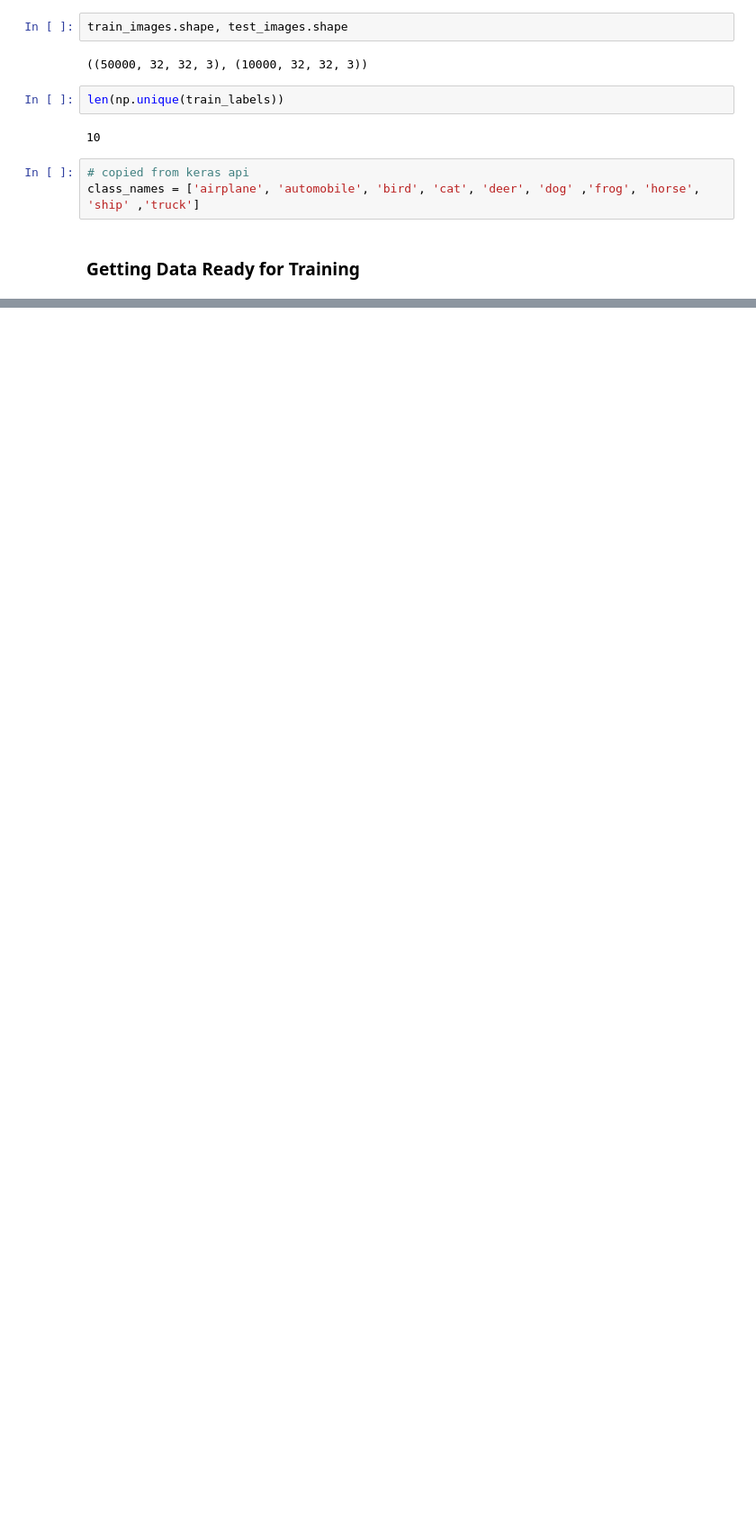
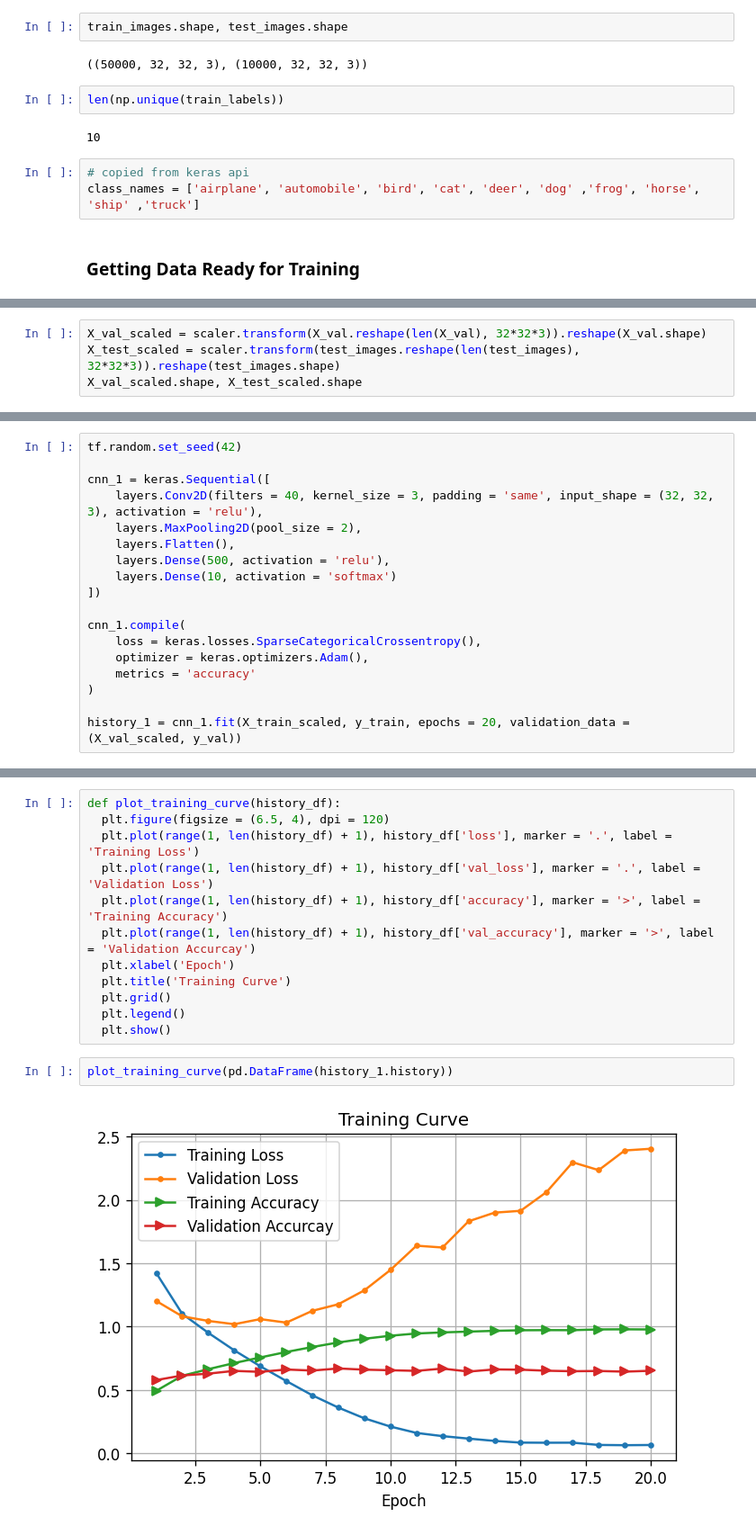
Before and after one commit to MostafaJahanian/DL_Projects, a Jupyter notebook: CIFAR10_Dataset_Classification_Using_CNN.ipynb, the cells around one changed output, grey strips where cells are left out. Shown at 90% size. Cells and saved outputs as stored; diff of their text form; blank space fills up the shorter version.

```diff
--- a/CIFAR10_Dataset_Classification_Using_CNN.ipynb
+++ b/CIFAR10_Dataset_Classification_Using_CNN.ipynb
@@ -40,0 +74,4 @@ X_train.shape, X_val.shape
+# %%
+X_val_scaled = scaler.transform(X_val.reshape(len(X_val), 32*32*3)).reshape(X_val.shape)
+X_test_scaled = scaler.transform(test_images.reshape(len(test_images), 32*32*3)).reshape(test_images.shape)
+X_val_scaled.shape, X_test_scaled.shape
@@ -40,0 +98,18 @@ X_train.shape, X_val.shape
+# %%
+tf.random.set_seed(42)
+
+cnn_1 = keras.Sequential([
+    layers.Conv2D(filters = 40, kernel_size = 3, padding = 'same', input_shape = (32, 32, 3), activation = 'relu'),
+    layers.MaxPooling2D(pool_size = 2),
+    layers.Flatten(),
+    layers.Dense(500, activation = 'relu'),
+    layers.Dense(10, activation = 'softmax')
+])
+
+cnn_1.compile(
+    loss = keras.losses.SparseCategoricalCrossentropy(),
+    optimizer = keras.optimizers.Adam(),
+    metrics = 'accuracy'
+)
+
+history_1 = cnn_1.fit(X_train_scaled, y_train, epochs = 20, validation_data = (X_val_scaled, y_val))
@@ -40,0 +134,16 @@ X_train.shape, X_val.shape
+# %%
+def plot_training_curve(history_df):
+  plt.figure(figsize = (6.5, 4), dpi = 120)
+  plt.plot(range(1, len(history_df) + 1), history_df['loss'], marker = '.', label = 'Training Loss')
+  plt.plot(range(1, len(history_df) + 1), history_df['val_loss'], marker = '.', label = 'Validation Loss')
+  plt.plot(range(1, len(history_df) + 1), history_df['accuracy'], marker = '>', label = 'Training Accuracy')
+  plt.plot(range(1, len(history_df) + 1), history_df['val_accuracy'], marker = '>', label = 'Validation Accurcay')
+  plt.xlabel('Epoch')
+  plt.title('Training Curve')
+  plt.grid()
+  plt.legend()
+  plt.show()
+# %%
+plot_training_curve(pd.DataFrame(history_1.history))
+# %% [output]
+[figure, added]
```
Also changed, not shown: parts of 26 cells of this notebook.
